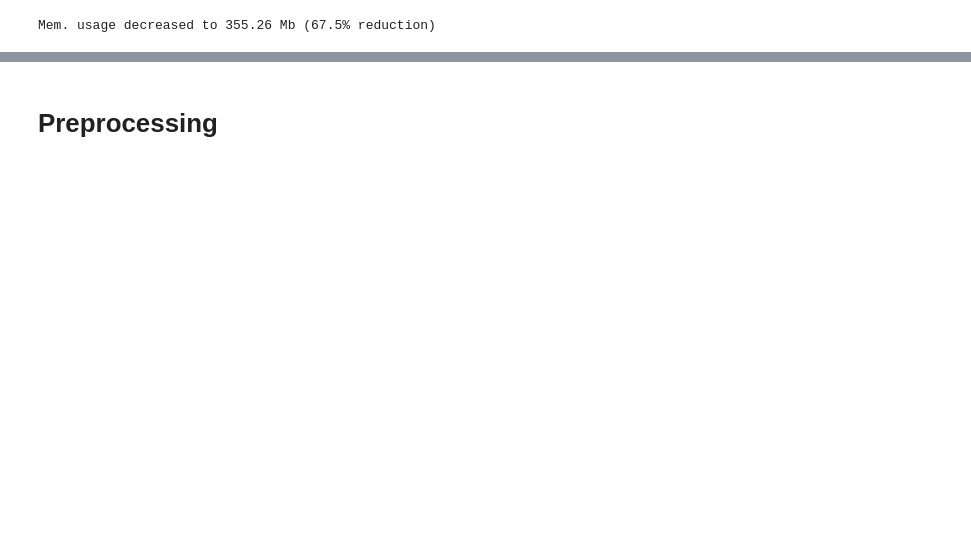
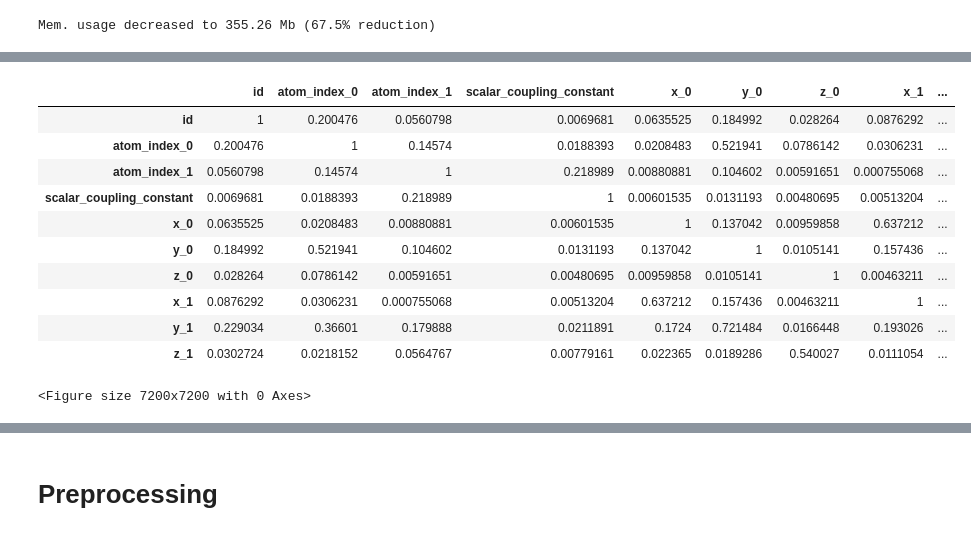
Before and after one commit to saran-sankar/scalar-coupling, a Jupyter notebook: consolidated.ipynb, the cells around one changed output, grey strips where cells are left out. Saved outputs shown, nothing was run; the diff lists cells and outputs as text; code cells hidden in the pictures; blank space fills up the shorter version.

```diff
--- a/consolidated.ipynb
+++ b/consolidated.ipynb
@@ -448,3 +515,20 @@ corr_matrix[['scalar_coupling_constant']].T
+# %%
+%matplotlib inline
+f = plt.figure(figsize=(100, 100))
+corr_matrix.style.background_gradient(cmap='coolwarm')
+# %% [output]
+|  | id | atom_index_0 | atom_index_1 | scalar_coupling_constant | x_0 | y_0 | z_0 | x_1 | ... |
+| id | 1 | 0.200476 | 0.0560798 | 0.0069681 | 0.0635525 | 0.184992 | 0.028264 | 0.0876292 | ... |
+| atom_index_0 | 0.200476 | 1 | 0.14574 | 0.0188393 | 0.0208483 | 0.521941 | 0.0786142 | 0.0306231 | ... |
+| atom_index_1 | 0.0560798 | 0.14574 | 1 | 0.218989 | 0.00880881 | 0.104602 | 0.00591651 | 0.000755068 | ... |
+| scalar_coupling_constant | 0.0069681 | 0.0188393 | 0.218989 | 1 | 0.00601535 | 0.0131193 | 0.00480695 | 0.00513204 | ... |
+| x_0 | 0.0635525 | 0.0208483 | 0.00880881 | 0.00601535 | 1 | 0.137042 | 0.00959858 | 0.637212 | ... |
+| y_0 | 0.184992 | 0.521941 | 0.104602 | 0.0131193 | 0.137042 | 1 | 0.0105141 | 0.157436 | ... |
+| z_0 | 0.028264 | 0.0786142 | 0.00591651 | 0.00480695 | 0.00959858 | 0.0105141 | 1 | 0.00463211 | ... |
+| x_1 | 0.0876292 | 0.0306231 | 0.000755068 | 0.00513204 | 0.637212 | 0.157436 | 0.00463211 | 1 | ... |
+| y_1 | 0.229034 | 0.36601 | 0.179888 | 0.0211891 | 0.1724 | 0.721484 | 0.0166448 | 0.193026 | ... |
+| z_1 | 0.0302724 | 0.0218152 | 0.0564767 | 0.00779161 | 0.022365 | 0.0189286 | 0.540027 | 0.0111054 | ... |
+<Figure size 7200x7200 with 0 Axes>
 # %%
 # select columns with correlations above threshold
 threshold = 0.97
```
Also changed, not shown: parts of 25 cells of this notebook.
